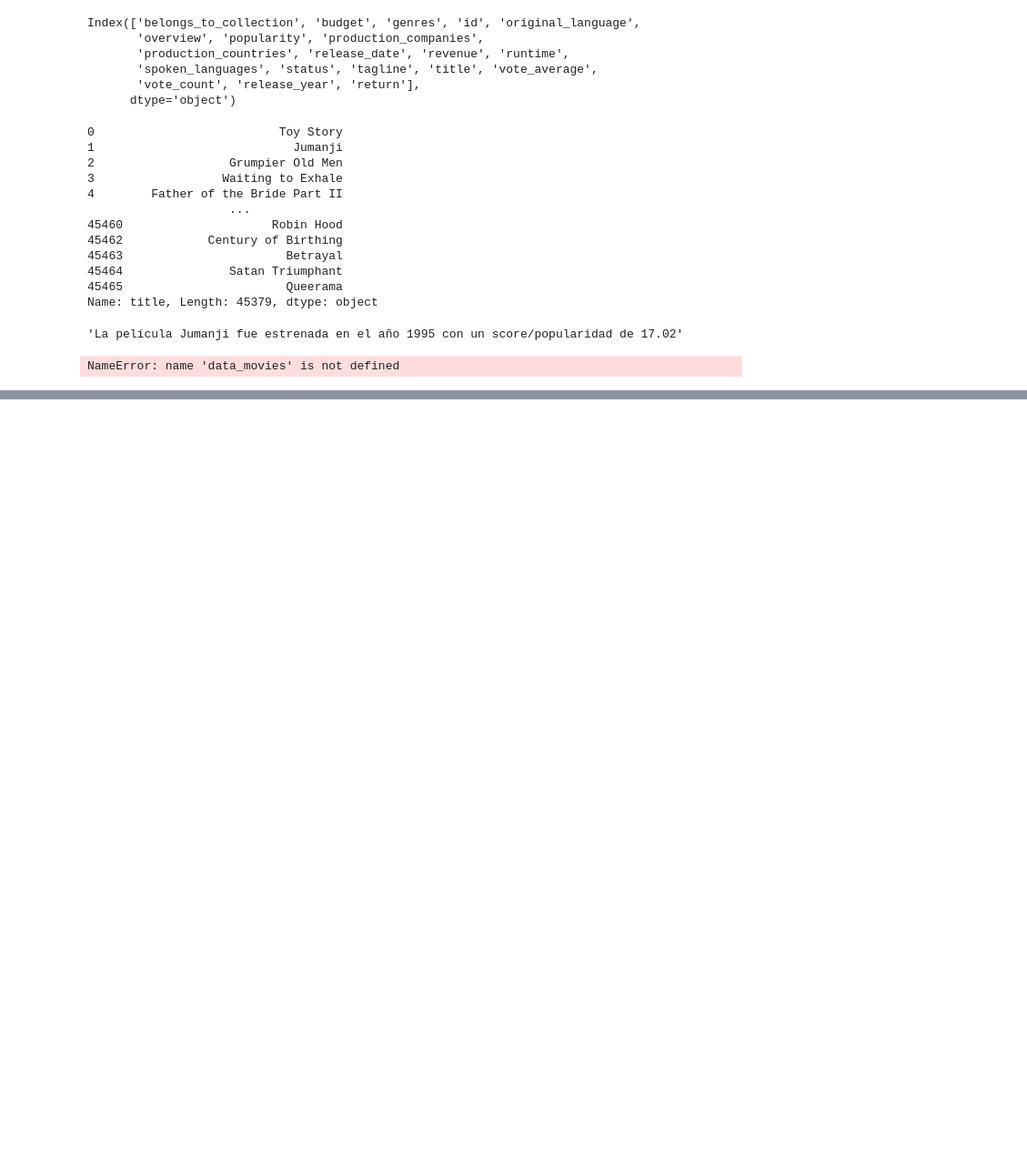
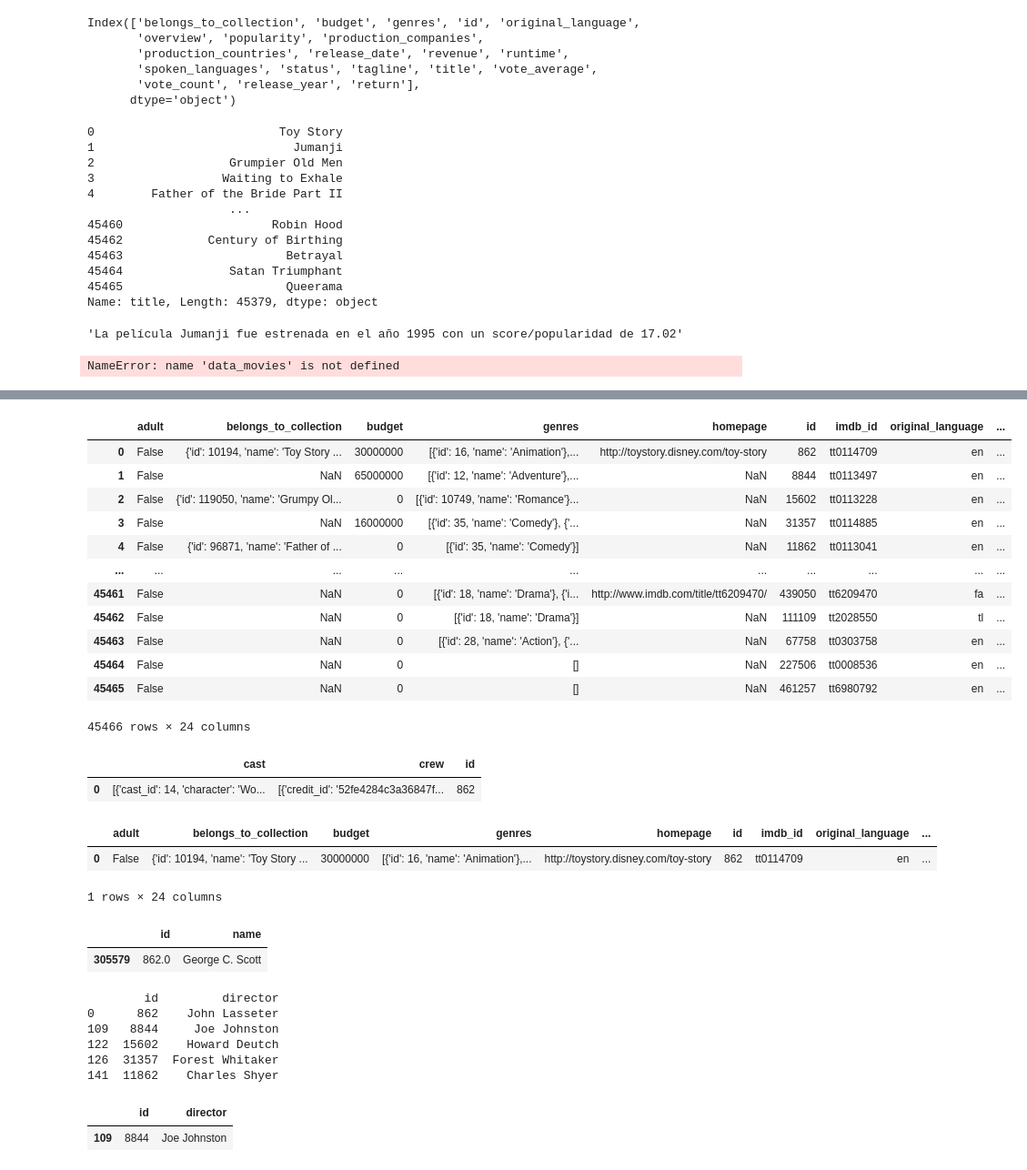
Before and after one commit to lucho28/sistemreco_api, a Jupyter notebook: Notebook/ETL_old.ipynb, the cells around one changed output, grey strips where cells are left out. Shown at 91% size. Cells and saved outputs as stored; diff of their text form; code cells hidden in the pictures; blank space fills up the shorter version.

Commit message:
volviendo con el datasets credits - toma 2

```diff
--- a/Notebook/ETL_old.ipynb
+++ b/Notebook/ETL_old.ipynb
@@ -138,3 +138,10 @@ data_movies.to_parquet("datasets/data_movies.parquet")
 data_movies
 # %% [output]
 NameError: name 'data_movies' is not defined
+# %%
+import numpy as np
+import pandas as pd
+import pyarrow
+import ast
+data_movies = pd.read_csv("../datasets_originales/Movies/movies_dataset.csv", low_memory=False)
+data_credits = pd.read_csv("../datasets_originales/Movies/credits.csv", low_memory=False)
@@ -140,0 +164,16 @@ NameError: name 'data_movies' is not defined
+# %%
+data_movies
+# %% [output]
+|  | adult | belongs_to_collection | budget | genres | homepage | id | imdb_id | original_language | ... |
+| 0 | False | {'id': 10194, 'name': 'Toy Story ... | 30000000 | [{'id': 16, 'name': 'Animation'},... | http://toystory.disney.com/toy-story | 862 | tt0114709 | en | ... |
+| 1 | False | NaN | 65000000 | [{'id': 12, 'name': 'Adventure'},... | NaN | 8844 | tt0113497 | en | ... |
+| 2 | False | {'id': 119050, 'name': 'Grumpy Ol... | 0 | [{'id': 10749, 'name': 'Romance'}... | NaN | 15602 | tt0113228 | en | ... |
+| 3 | False | NaN | 16000000 | [{'id': 35, 'name': 'Comedy'}, {'... | NaN | 31357 | tt0114885 | en | ... |
+| 4 | False | {'id': 96871, 'name': 'Father of ... | 0 | [{'id': 35, 'name': 'Comedy'}] | NaN | 11862 | tt0113041 | en | ... |
+| ... | ... | ... | ... | ... | ... | ... | ... | ... | ... |
+| 45461 | False | NaN | 0 | [{'id': 18, 'name': 'Drama'}, {'i... | http://www.imdb.com/title/tt6209470/ | 439050 | tt6209470 | fa | ... |
+| 45462 | False | NaN | 0 | [{'id': 18, 'name': 'Drama'}] | NaN | 111109 | tt2028550 | tl | ... |
+| 45463 | False | NaN | 0 | [{'id': 28, 'name': 'Action'}, {'... | NaN | 67758 | tt0303758 | en | ... |
+| 45464 | False | NaN | 0 | [] | NaN | 227506 | tt0008536 | en | ... |
+| 45465 | False | NaN | 0 | [] | NaN | 461257 | tt6980792 | en | ... |
+45466 rows × 24 columns
@@ -140,0 +191,16 @@ NameError: name 'data_movies' is not defined
+# %%
+data_credits[data_credits["id"] == 862]
+# %% [output]
+|  | cast | crew | id |
+| 0 | [{'cast_id': 14, 'character': 'Wo... | [{'credit_id': '52fe4284c3a36847f... | 862 |
+# %%
+data_movies[data_movies["id"] == "862"]
+# %% [output]
+|  | adult | belongs_to_collection | budget | genres | homepage | id | imdb_id | original_language | ... |
+| 0 | False | {'id': 10194, 'name': 'Toy Story ... | 30000000 | [{'id': 16, 'name': 'Animation'},... | http://toystory.disney.com/toy-story | 862 | tt0114709 | en | ... |
+1 rows × 24 columns
+# %%
+data_credits_directores[data_credits_directores["id"] == 862]
+# %% [output]
+|  | id | name |
+| 305579 | 862.0 | George C. Scott |
@@ -140,0 +216,37 @@ NameError: name 'data_movies' is not defined
+# %%
+# Usar directamente las listas de diccionarios (ya están correctamente formateadas)
+# Si las columnas 'cast' y 'crew' están en formato de cadena, necesitamos convertirlas a listas
+data_credits['crew'] = data_credits['crew'].apply(lambda x: json.loads(x) if isinstance(x, str) else x)
+
+# Usar explode para desanidar la columna 'crew'
+data_credits_exploded = data_credits.explode('crew')
+
+# Restablecer el índice para evitar el problema de duplicación
+data_credits_exploded = data_credits_exploded.reset_index(drop=True)
+
+# Convertir los diccionarios en columnas y filtrar las columnas relevantes
+data_credits_crew = pd.json_normalize(data_credits_exploded['crew'])
+
+# Mantener el ID de la película en la tabla desanidada
+data_credits_crew['id'] = data_credits_exploded['id']
+
+# Filtrar solo los directores (job == 'Director')
+data_credits_directores = data_credits_crew[data_credits_crew['job'] == 'Director']
+
+# Mantener solo las columnas necesarias (id y nombre del director)
+data_credits_directores = data_credits_directores[['id', 'name']].rename(columns={'name': 'director'})
+
+# Mostrar los primeros registros
+print(data_credits_directores.head())
+# %% [output]
+        id         director
+0      862    John Lasseter
+109   8844     Joe Johnston
+122  15602    Howard Deutch
+126  31357  Forest Whitaker
+141  11862    Charles Shyer
+# %%
+data_credits_directores[data_credits_directores["id"] == 8844]
+# %% [output]
+|  | id | director |
+| 109 | 8844 | Joe Johnston |
```
Also changed, not shown: parts of 4 cells of this notebook, 1 other file.
